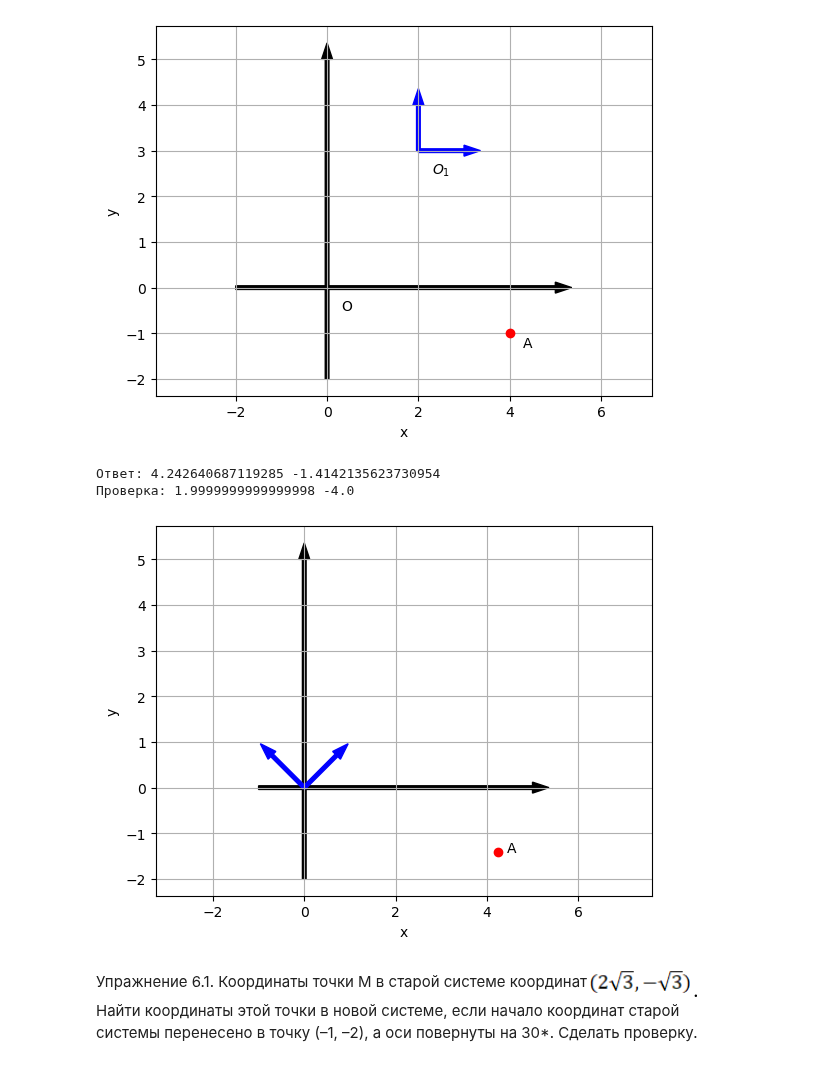
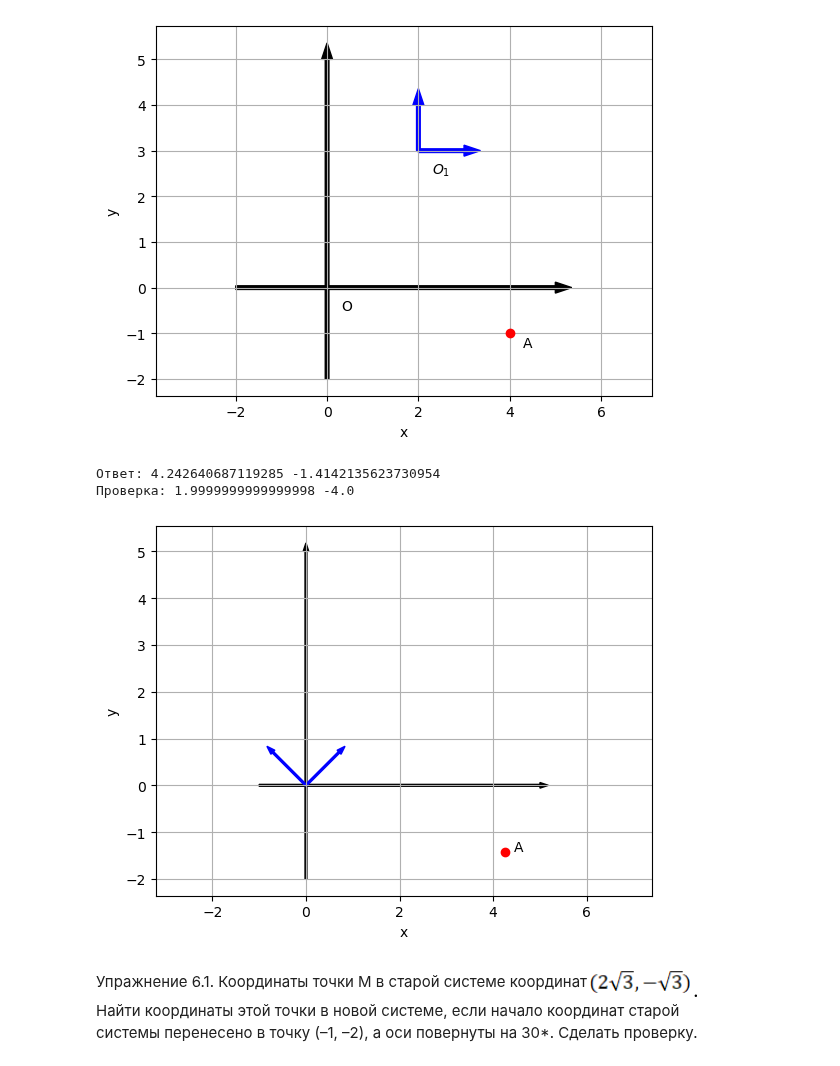
Before and after one commit to Jrvvv/Math_With_Py, a Jupyter notebook: linear_alg/PL6.ipynb, the cells around one changed output. Drawn from its saved outputs; the diff is of its cells as text; code cells hidden in the pictures.

```diff
--- a/linear_alg/PL6.ipynb
+++ b/linear_alg/PL6.ipynb
@@ -34,38 +34,38 @@ plt.show()
 # Пример 2. Координаты точки А в новой системе координат (2, –4).
 # Найти координаты этой точки в старой системе, если начало координат осталось прежним
 # а оси координат старой системы повернуты на 45*. Сделать проверку.
 
 x1 = 2; y1 = -4; alfa = np.pi/4
 x = x1 * np.cos(alfa) - y1 * np.sin(alfa)
 y = y1 * np.cos(alfa) + x1 * np.sin(alfa)
 print('Ответ:', x, y)
 
 # Проверка
 x2 = x * np.cos(-alfa) - y * np.sin(-alfa)
 y2 = y * np.cos(-alfa) + x * np.sin(-alfa)
 print('Проверка:', x2, y2)
 
-plt.arrow(-1, 0, 6, 0, width=0.08, color='black')
-plt.arrow(0, -2, 0, 7, width=0.08, color='black')
+plt.arrow(-1, 0, 6, 0, width=0.04, color='black')
+plt.arrow(0, -2, 0, 7, width=0.04, color='black')
 
 x3 = np.cos(-alfa); y3 = - np.sin(-alfa)
 x4 = np.sin(-alfa); y4 = np.cos(-alfa)
 
-plt.arrow(0, 0, x3, y3, width=0.08, color='blue')
-plt.arrow(0, 0, x4, y4, width=0.08, color='blue')
+plt.arrow(0, 0, x3, y3, width=0.04, color='blue')
+plt.arrow(0, 0, x4, y4, width=0.04, color='blue')
 
 plt.plot(x, y, 'or')
 
 plt.text(x + 0.2, y, 'A')
 
 plt.xlabel('x'); plt.ylabel('y')
 plt.axis('equal')
 plt.grid()
 plt.show()
 # %% [output]
 Ответ: 4.242640687119285 -1.4142135623730954
 Проверка: 1.9999999999999998 -4.0
-[figure, old version]
+[figure, new version]
 # %% [markdown]
 Упражнение 6.1. Координаты точки М в старой системе координат![image.png](attachment:image-2.png)<br> Найти координаты этой точки в новой системе, если начало координат старой <br>системы перенесено в точку (–1, –2), а оси повернуты на 30*. Сделать проверку.
 # %%
```
Also changed, not shown: parts of 9 cells of this notebook.
